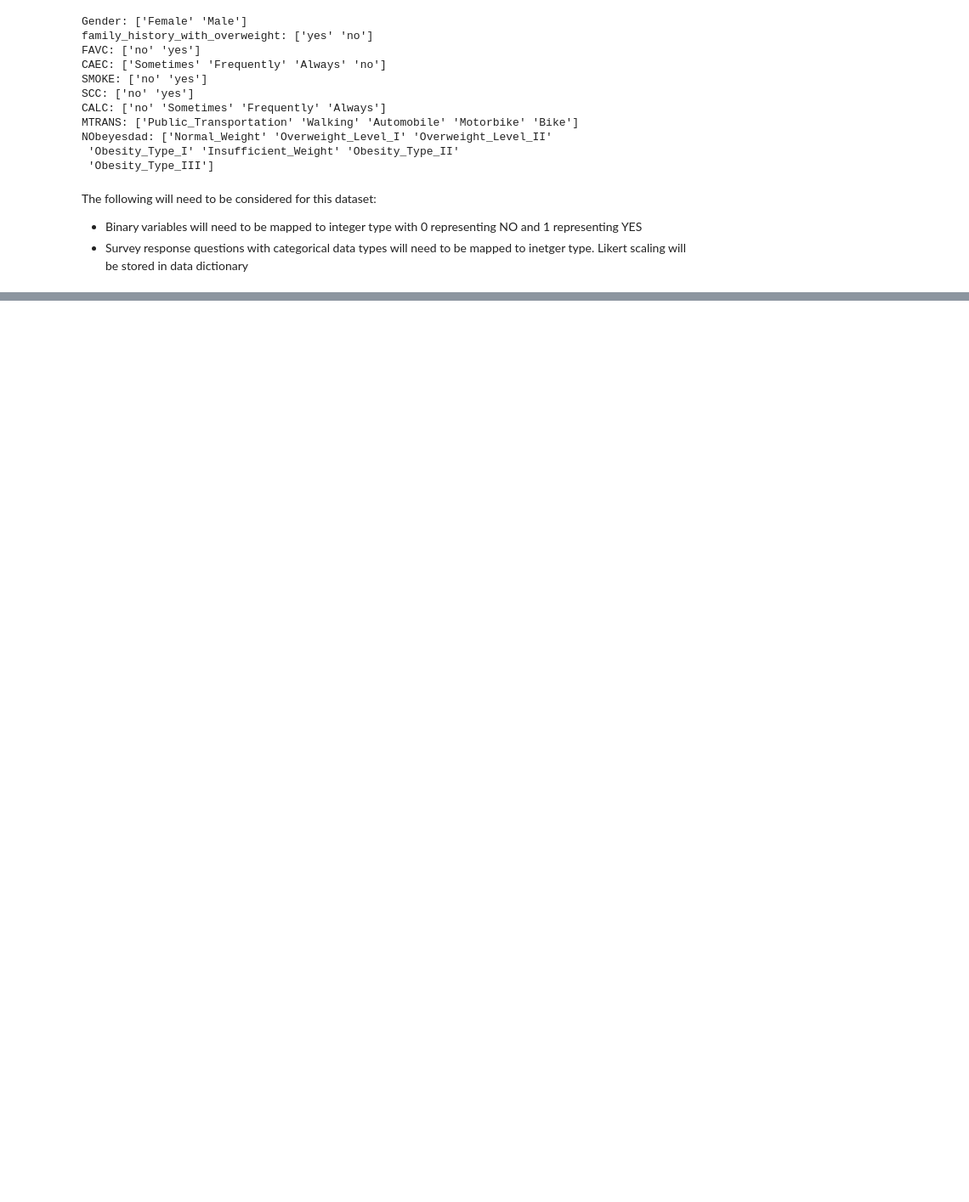
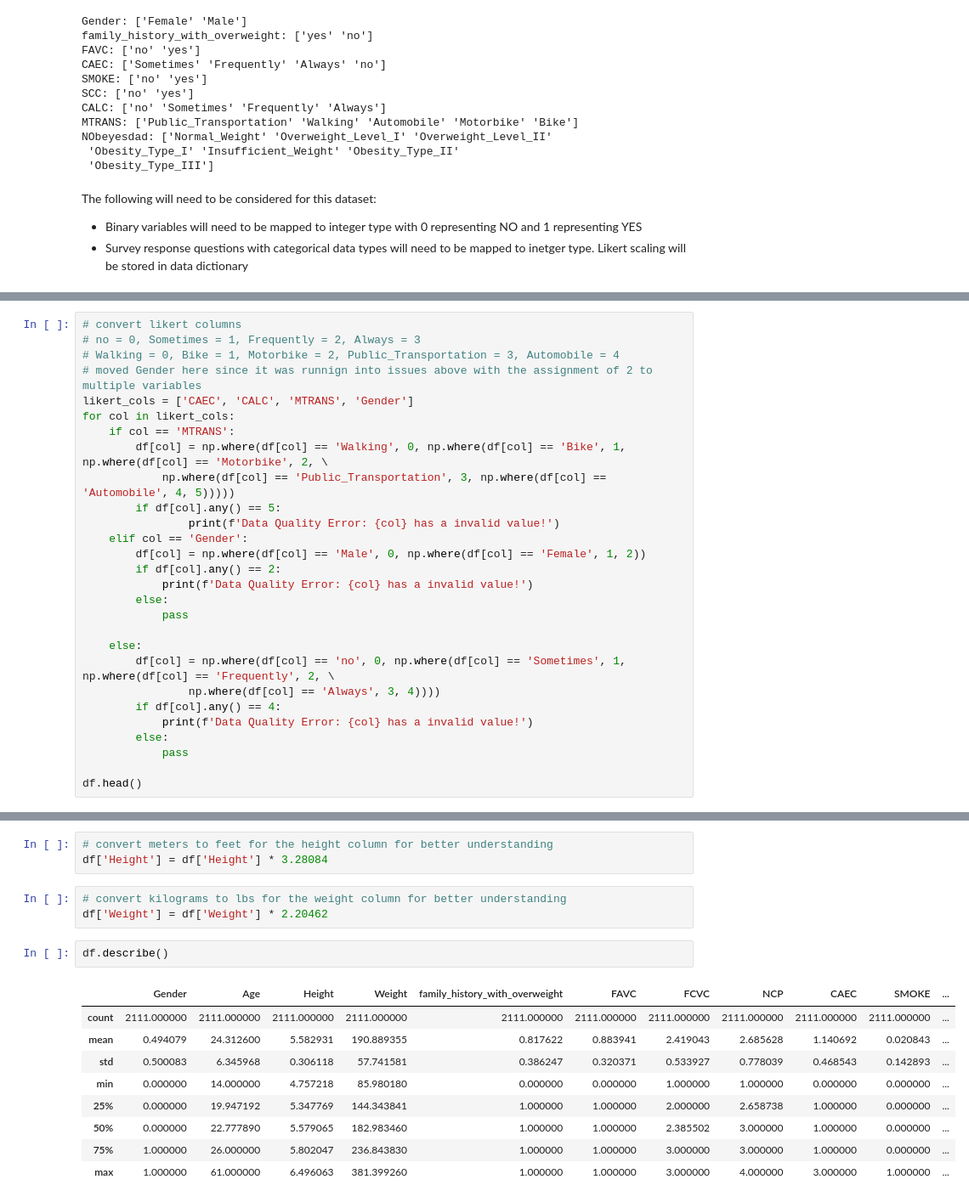
Before and after one commit to Lauren-Wilson/obesity_clustering, a Jupyter notebook: obesity_clustering.ipynb, the cells around one changed output, grey strips where cells are left out. Shown at 85% size. Drawn from its saved outputs; the diff is of its cells as text; blank space fills up the shorter version.

```diff
--- a/obesity_clustering.ipynb
+++ b/obesity_clustering.ipynb
@@ -119,0 +123,28 @@ df.head()
+# %%
+# convert likert columns
+# no = 0, Sometimes = 1, Frequently = 2, Always = 3
+# Walking = 0, Bike = 1, Motorbike = 2, Public_Transportation = 3, Automobile = 4
+# moved Gender here since it was runnign into issues above with the assignment of 2 to multiple variables
+likert_cols = ['CAEC', 'CALC', 'MTRANS', 'Gender']
+for col in likert_cols:
+    if col == 'MTRANS':
+        df[col] = np.where(df[col] == 'Walking', 0, np.where(df[col] == 'Bike', 1, np.where(df[col] == 'Motorbike', 2, \
+            np.where(df[col] == 'Public_Transportation', 3, np.where(df[col] == 'Automobile', 4, 5)))))
+        if df[col].any() == 5:
+                print(f'Data Quality Error: {col} has a invalid value!')
+    elif col == 'Gender':
+        df[col] = np.where(df[col] == 'Male', 0, np.where(df[col] == 'Female', 1, 2))
+        if df[col].any() == 2:
+            print(f'Data Quality Error: {col} has a invalid value!')
+        else:
+            pass
+
+    else:
+        df[col] = np.where(df[col] == 'no', 0, np.where(df[col] == 'Sometimes', 1, np.where(df[col] == 'Frequently', 2, \
+                np.where(df[col] == 'Always', 3, 4))))
+        if df[col].any() == 4:
+            print(f'Data Quality Error: {col} has a invalid value!')
+        else:
+            pass
+
+df.head()
@@ -119,0 +178,18 @@ df.head()
+# %%
+# convert meters to feet for the height column for better understanding
+df['Height'] = df['Height'] * 3.28084
+# %%
+# convert kilograms to lbs for the weight column for better understanding
+df['Weight'] = df['Weight'] * 2.20462
+# %%
+df.describe()
+# %% [output]
+|  | Gender | Age | Height | Weight | family_history_with_overweight | FAVC | FCVC | NCP | CAEC | SMOKE | ... |
+| count | 2111.000000 | 2111.000000 | 2111.000000 | 2111.000000 | 2111.000000 | 2111.000000 | 2111.000000 | 2111.000000 | 2111.000000 | 2111.000000 | ... |
+| mean | 0.494079 | 24.312600 | 5.582931 | 190.889355 | 0.817622 | 0.883941 | 2.419043 | 2.685628 | 1.140692 | 0.020843 | ... |
+| std | 0.500083 | 6.345968 | 0.306118 | 57.741581 | 0.386247 | 0.320371 | 0.533927 | 0.778039 | 0.468543 | 0.142893 | ... |
+| min | 0.000000 | 14.000000 | 4.757218 | 85.980180 | 0.000000 | 0.000000 | 1.000000 | 1.000000 | 0.000000 | 0.000000 | ... |
+| 25% | 0.000000 | 19.947192 | 5.347769 | 144.343841 | 1.000000 | 1.000000 | 2.000000 | 2.658738 | 1.000000 | 0.000000 | ... |
+| 50% | 0.000000 | 22.777890 | 5.579065 | 182.983460 | 1.000000 | 1.000000 | 2.385502 | 3.000000 | 1.000000 | 0.000000 | ... |
+| 75% | 1.000000 | 26.000000 | 5.802047 | 236.843830 | 1.000000 | 1.000000 | 3.000000 | 3.000000 | 1.000000 | 0.000000 | ... |
+| max | 1.000000 | 61.000000 | 6.496063 | 381.399260 | 1.000000 | 1.000000 | 3.000000 | 4.000000 | 3.000000 | 1.000000 | ... |
```
Also changed, not shown: parts of 10 cells of this notebook.
